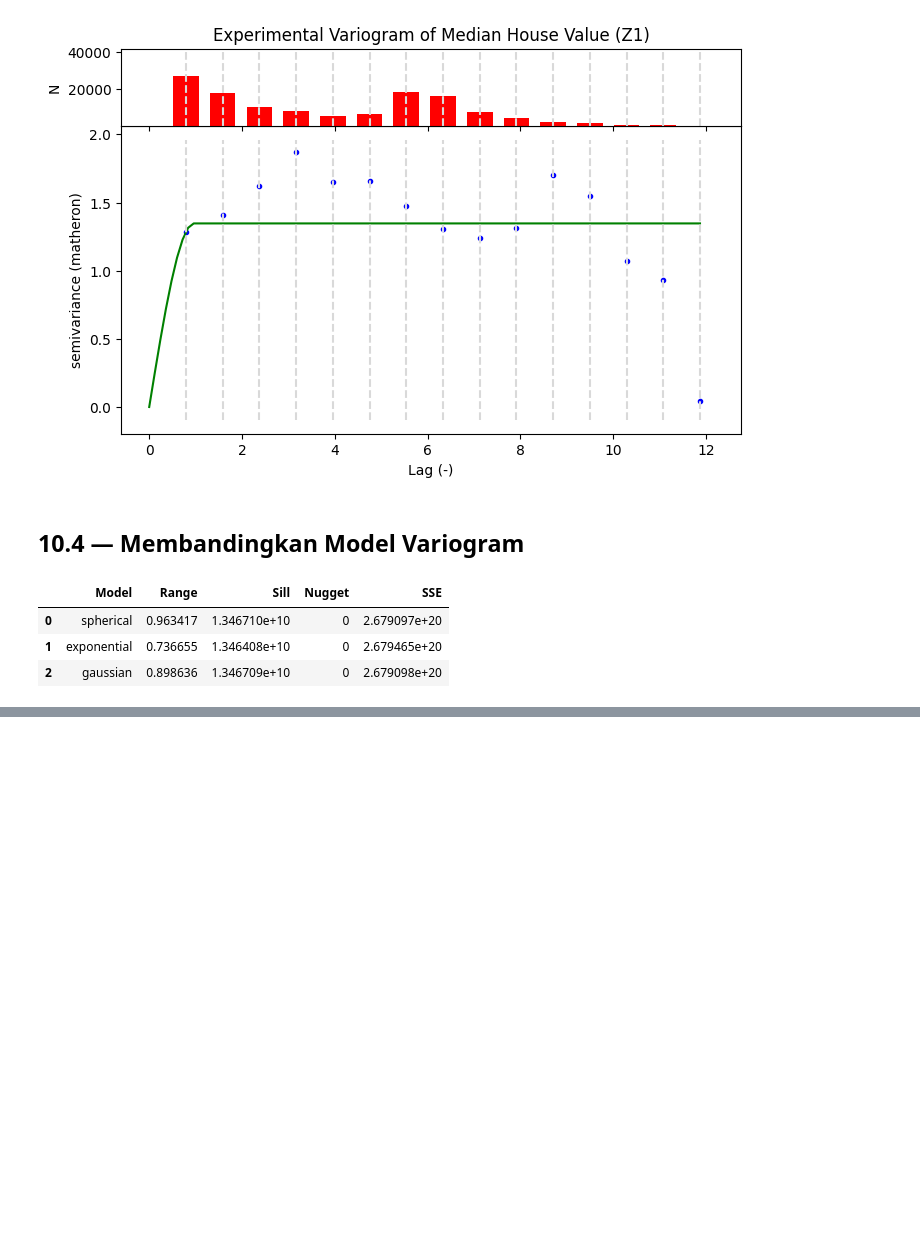
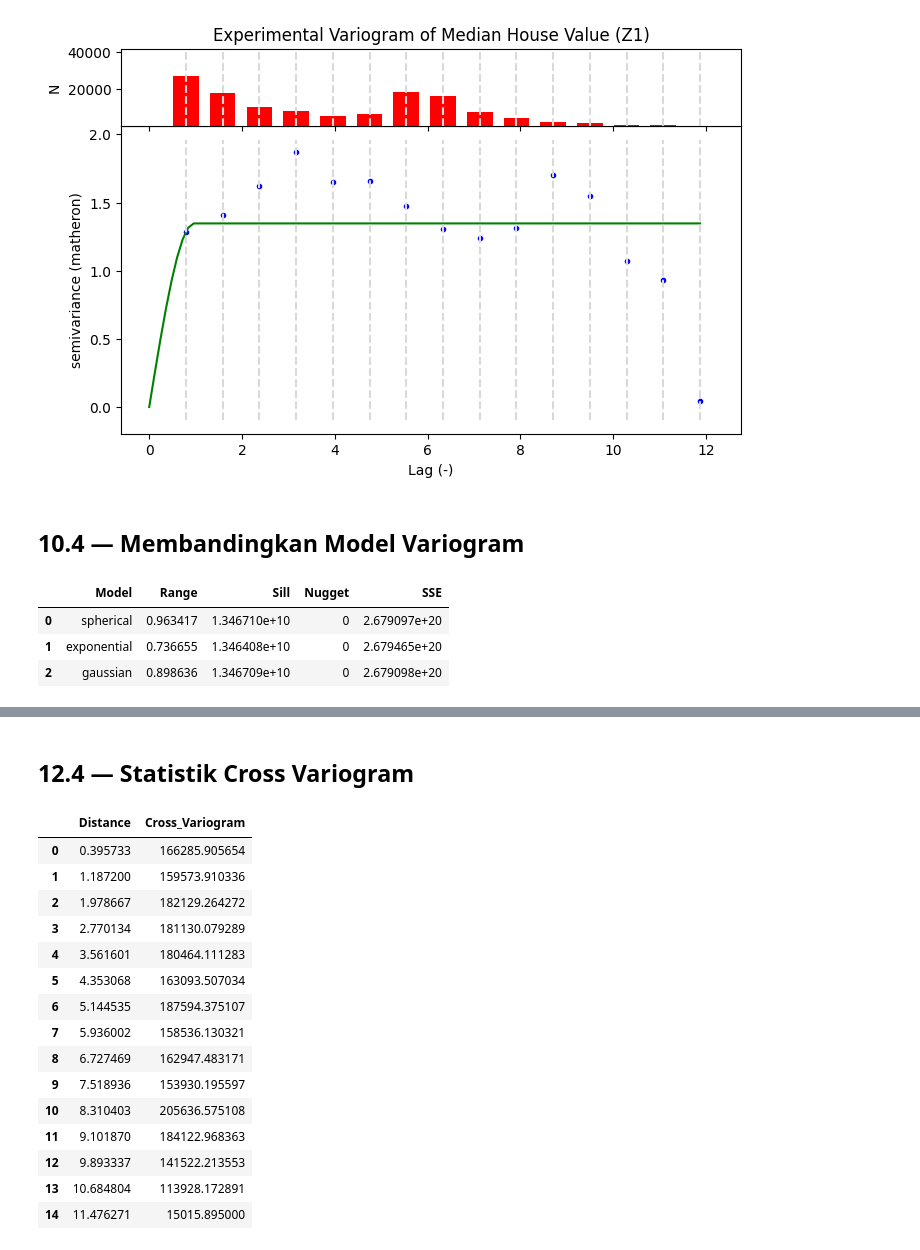
Before and after one commit to solehas25h-salmasoleha/Co-Kriging, a Jupyter notebook: Co_Kriging.ipynb, the cells around one changed output, grey strips where cells are left out. Cells and saved outputs as stored; diff of their text form; code cells hidden in the pictures; blank space fills up the shorter version.

```diff
--- a/Co_Kriging.ipynb
+++ b/Co_Kriging.ipynb
@@ -438,0 +687,32 @@ tabel_variogram_Z1
+# %% [markdown]
+## 12.4 — Statistik Cross Variogram
+# %%
+cross_summary = pd.DataFrame({
+
+    "Distance":
+    cross_distance,
+
+    "Cross_Variogram":
+    cross_gamma
+
+})
+
+
+cross_summary
+# %% [output]
+|  | Distance | Cross_Variogram |
+| 0 | 0.395733 | 166285.905654 |
+| 1 | 1.187200 | 159573.910336 |
+| 2 | 1.978667 | 182129.264272 |
+| 3 | 2.770134 | 181130.079289 |
+| 4 | 3.561601 | 180464.111283 |
+| 5 | 4.353068 | 163093.507034 |
+| 6 | 5.144535 | 187594.375107 |
+| 7 | 5.936002 | 158536.130321 |
+| 8 | 6.727469 | 162947.483171 |
+| 9 | 7.518936 | 153930.195597 |
+| 10 | 8.310403 | 205636.575108 |
+| 11 | 9.101870 | 184122.968363 |
+| 12 | 9.893337 | 141522.213553 |
+| 13 | 10.684804 | 113928.172891 |
+| 14 | 11.476271 | 15015.895000 |
```
Also changed, not shown: parts of 19 cells of this notebook.
